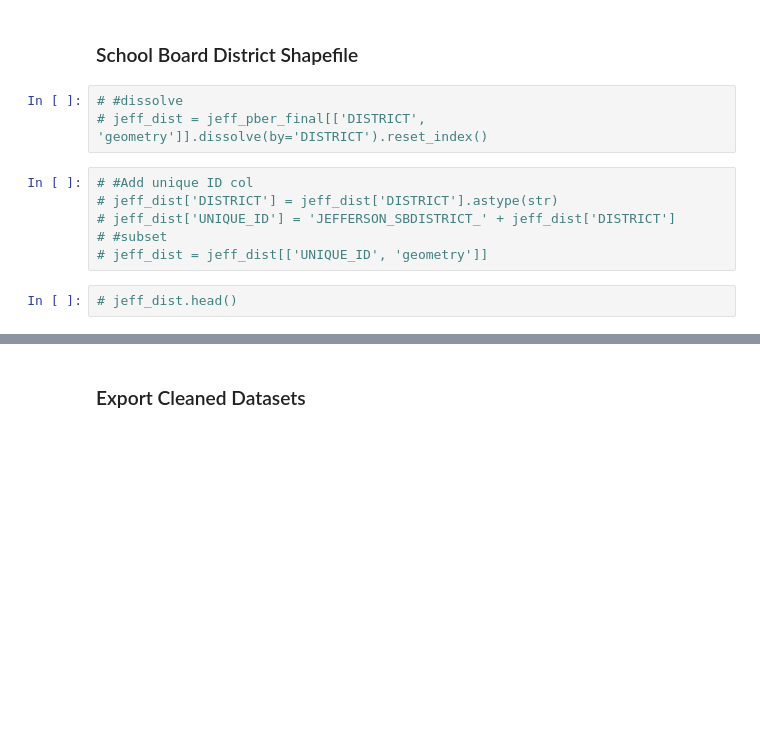
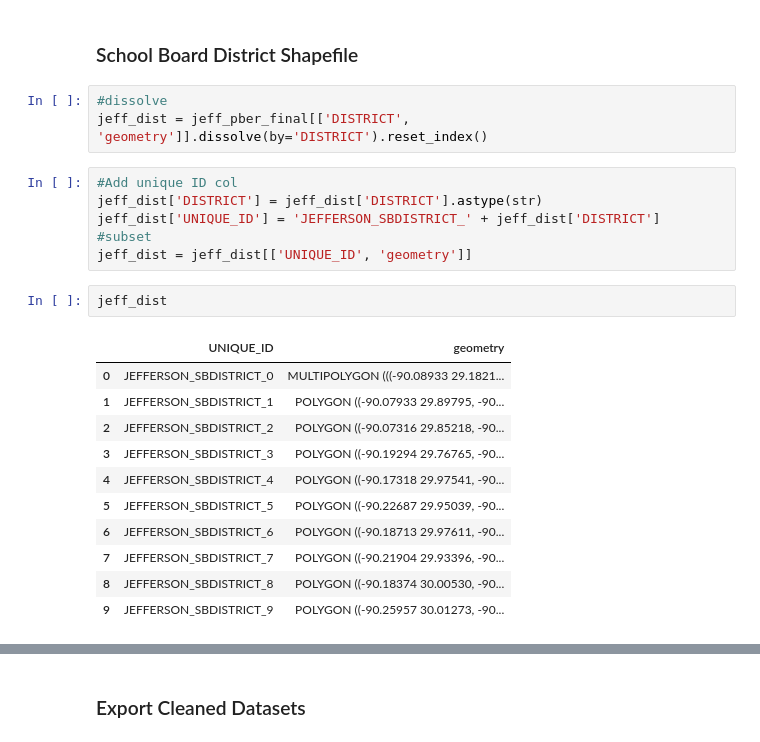
Before and after one commit to nonpartisan-redistricting-datahub/local_pber_collection, a Jupyter notebook: LA22_JEFFERSON_SB.ipynb, the cells around one changed output, grey strips where cells are left out. Saved outputs shown, nothing was run; the diff lists cells and outputs as text; blank space fills up the shorter version.

```diff
--- a/LA22_JEFFERSON_SB.ipynb
+++ b/LA22_JEFFERSON_SB.ipynb
@@ -402,14 +402,26 @@ jeff_pber_final.plot()
 # %% [markdown]
 ### School Board District Shapefile
 # %%
-# #dissolve
-# jeff_dist = jeff_pber_final[['DISTRICT', 'geometry']].dissolve(by='DISTRICT').reset_index()
+#dissolve
+jeff_dist = jeff_pber_final[['DISTRICT', 'geometry']].dissolve(by='DISTRICT').reset_index()
 # %%
-# #Add unique ID col
-# jeff_dist['DISTRICT'] = jeff_dist['DISTRICT'].astype(str)
-# jeff_dist['UNIQUE_ID'] = 'JEFFERSON_SBDISTRICT_' + jeff_dist['DISTRICT']
-# #subset
-# jeff_dist = jeff_dist[['UNIQUE_ID', 'geometry']]
+#Add unique ID col
+jeff_dist['DISTRICT'] = jeff_dist['DISTRICT'].astype(str)
+jeff_dist['UNIQUE_ID'] = 'JEFFERSON_SBDISTRICT_' + jeff_dist['DISTRICT']
+#subset
+jeff_dist = jeff_dist[['UNIQUE_ID', 'geometry']]
 # %%
-# jeff_dist.head()
+jeff_dist
+# %% [output]
+|  | UNIQUE_ID | geometry |
+| 0 | JEFFERSON_SBDISTRICT_0 | MULTIPOLYGON (((-90.08933 29.1821... |
+| 1 | JEFFERSON_SBDISTRICT_1 | POLYGON ((-90.07933 29.89795, -90... |
+| 2 | JEFFERSON_SBDISTRICT_2 | POLYGON ((-90.07316 29.85218, -90... |
+| 3 | JEFFERSON_SBDISTRICT_3 | POLYGON ((-90.19294 29.76765, -90... |
+| 4 | JEFFERSON_SBDISTRICT_4 | POLYGON ((-90.17318 29.97541, -90... |
+| 5 | JEFFERSON_SBDISTRICT_5 | POLYGON ((-90.22687 29.95039, -90... |
+| 6 | JEFFERSON_SBDISTRICT_6 | POLYGON ((-90.18713 29.97611, -90... |
+| 7 | JEFFERSON_SBDISTRICT_7 | POLYGON ((-90.21904 29.93396, -90... |
+| 8 | JEFFERSON_SBDISTRICT_8 | POLYGON ((-90.18374 30.00530, -90... |
+| 9 | JEFFERSON_SBDISTRICT_9 | POLYGON ((-90.25957 30.01273, -90... |
 # %%
```
Also changed, not shown: parts of 6 cells of this notebook.
